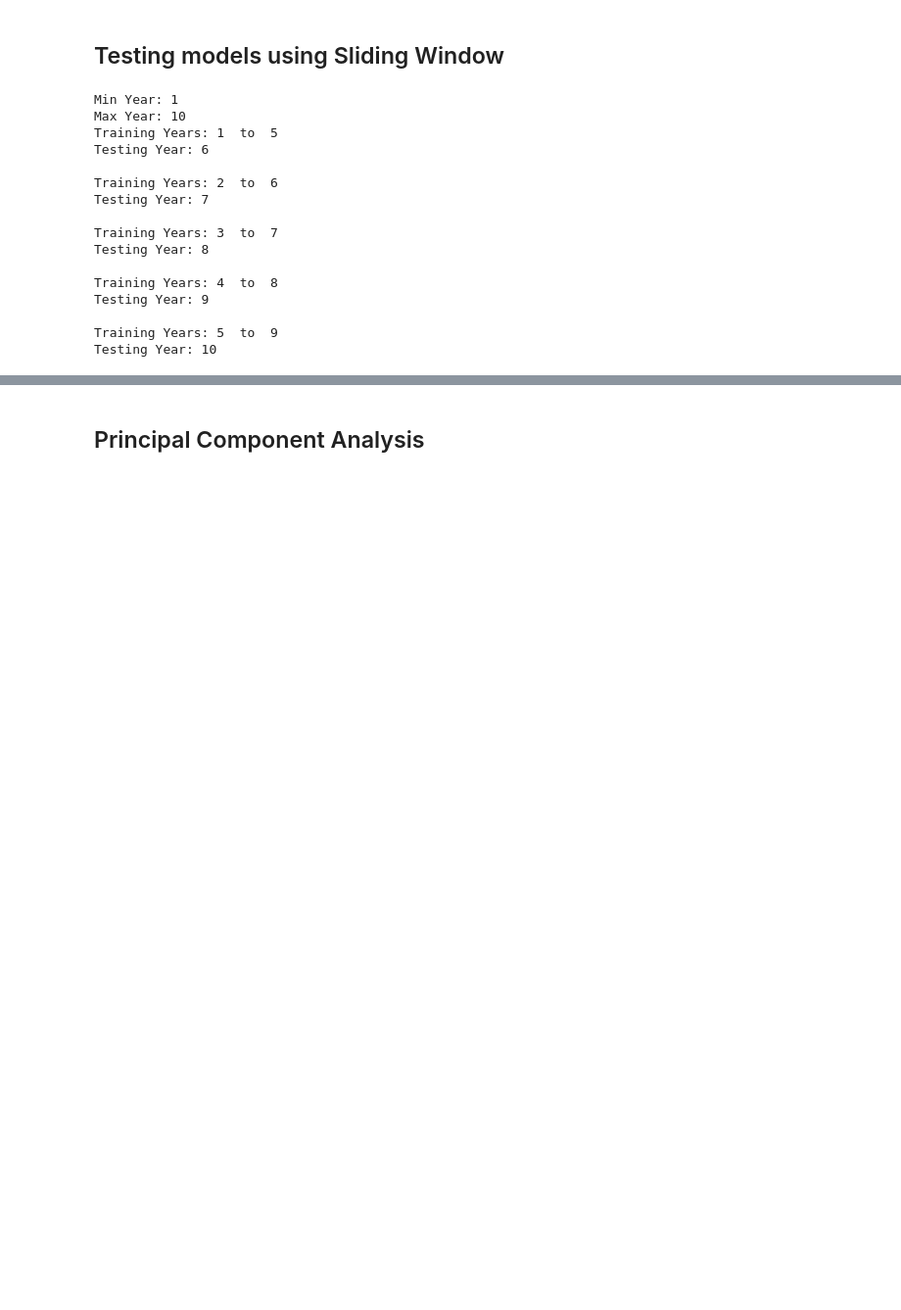
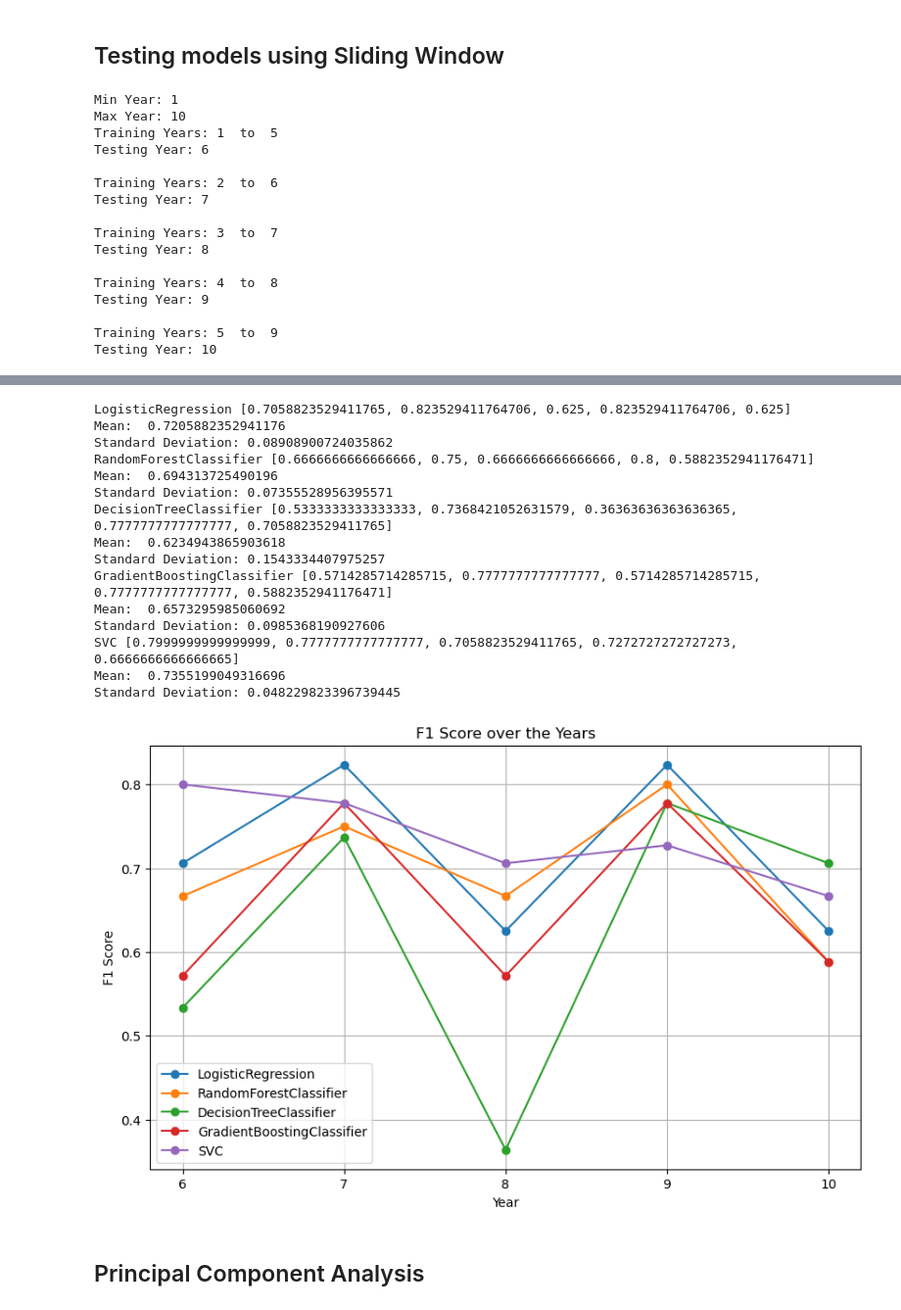
Before and after one commit to malu1608/AC, a Jupyter notebook: main.ipynb, the cells around one changed output, grey strips where cells are left out. Shown at 98% size. Drawn from its saved outputs; the diff is of its cells as text; code cells hidden in the pictures; blank space fills up the shorter version.

```diff
--- a/main.ipynb
+++ b/main.ipynb
@@ -512,4 +568,39 @@ plt.show()
 [figure]
+# %%
+plt.figure(figsize=(10, 6))  # Define the size of the graph
+
+for model_name, f1_list in f1_scores.items():
+    plt.plot(test_years, f1_list, marker='o', label=model_name)
+    mean = sum(f1_list)/len(f1_list)
+    print(model_name,f1_list)
+    print("Mean: ", mean)
+    standard_deviation = np.std(f1_list)
+    print("Standard Deviation:", standard_deviation)
+
+plt.title('F1 Score over the Years')
+plt.xlabel('Year')
+plt.ylabel('F1 Score')
+plt.xticks(test_years)
+plt.legend()
+plt.grid(True)
+plt.show()
+# %% [output]
+LogisticRegression [0.7058823529411765, 0.823529411764706, 0.625, 0.823529411764706, 0.625]
+Mean:  0.7205882352941176
+Standard Deviation: 0.08908900724035862
+RandomForestClassifier [0.6666666666666666, 0.75, 0.6666666666666666, 0.8, 0.5882352941176471]
+Mean:  0.694313725490196
+Standard Deviation: 0.07355528956395571
+DecisionTreeClassifier [0.5333333333333333, 0.7368421052631579, 0.36363636363636365, 0.7777777777777777, 0.7058823529411765]
+Mean:  0.6234943865903618
+Standard Deviation: 0.1543334407975257
+GradientBoostingClassifier [0.5714285714285715, 0.7777777777777777, 0.5714285714285715, 0.7777777777777777, 0.5882352941176471]
+Mean:  0.6573295985060692
+Standard Deviation: 0.0985368190927606
+SVC [0.7999999999999999, 0.7777777777777777, 0.7058823529411765, 0.7272727272727273, 0.6666666666666665]
+Mean:  0.7355199049316696
+Standard Deviation: 0.048229823396739445
+[figure, added]
 # %% [markdown]
 ## Principal Component Analysis
 # %%
```
Also changed, not shown: parts of 28 cells of this notebook.
